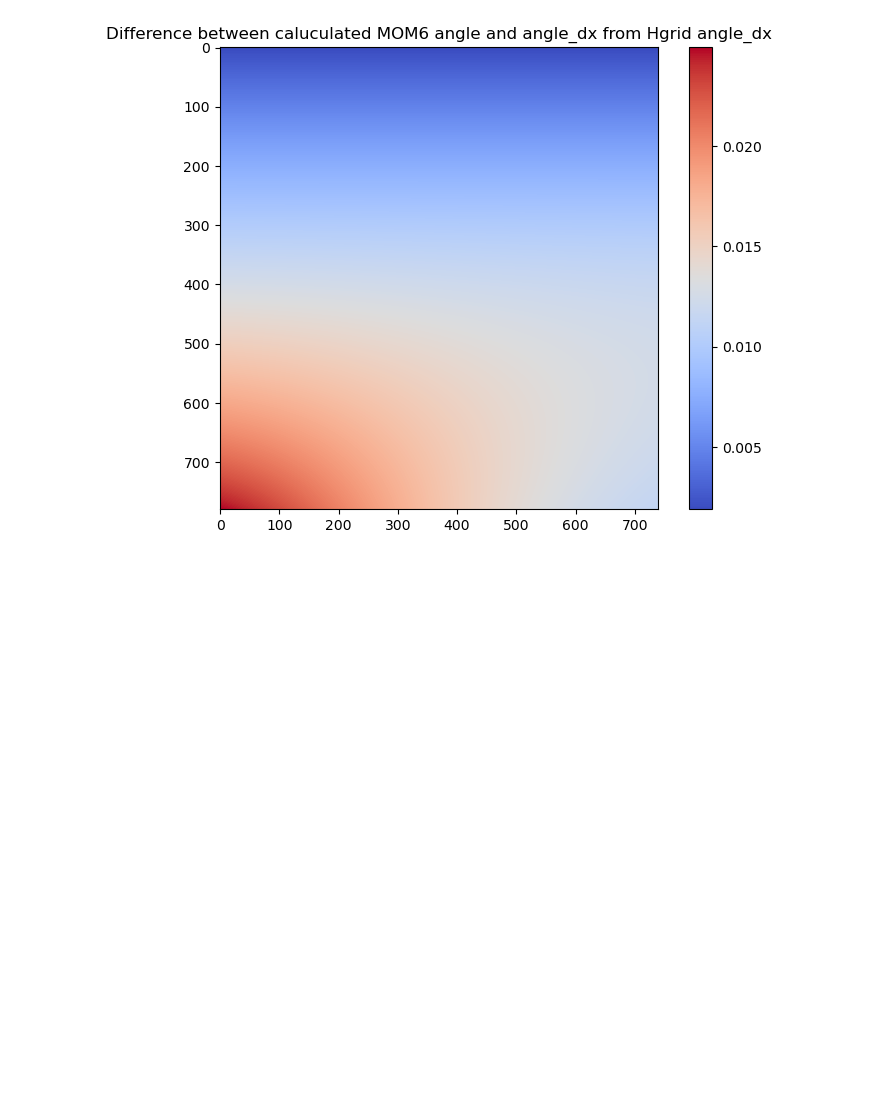
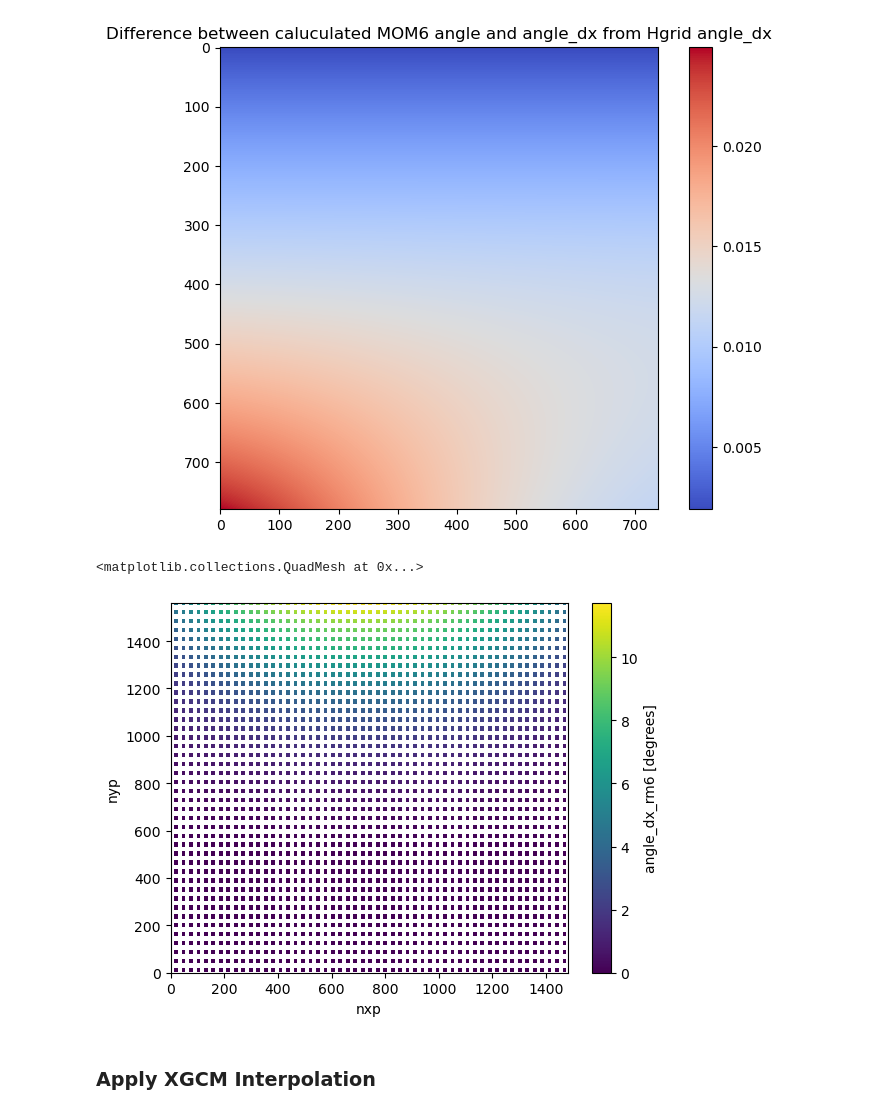
Before and after one commit to CROCODILE-CESM/regional-mom6, a Jupyter notebook: regional_mom6/testing_to_be_deleted/angle_calc_mom6.ipynb, the cells around one changed output. Cells and saved outputs as stored; diff of their text form; code cells hidden in the pictures; blank space fills up the shorter version.

```diff
--- a/regional_mom6/testing_to_be_deleted/angle_calc_mom6.ipynb
+++ b/regional_mom6/testing_to_be_deleted/angle_calc_mom6.ipynb
@@ -207,3 +218,14 @@ plt.title("Difference between caluculated MOM6 angle and angle_dx from Hgrid ang
 plt.show()
 # %% [output]
 [figure]
+# %%
+# Define a new angle field
+hgrid["angle_dx_rm6"] = xr.full_like(hgrid.angle_dx, np.nan)
+hgrid["angle_dx_rm6"].attrs["units"] = "degrees"
+hgrid["angle_dx_rm6"][t_points] = hgrid["t_angle_dx_mom6"].values
+hgrid["angle_dx_rm6"].plot()
+# %% [output]
+<matplotlib.collections.QuadMesh at 0x...>
+[figure, added]
+# %% [markdown]
+### Apply XGCM Interpolation
```
Also changed, not shown: parts of 20 cells of this notebook, 1 other file.
